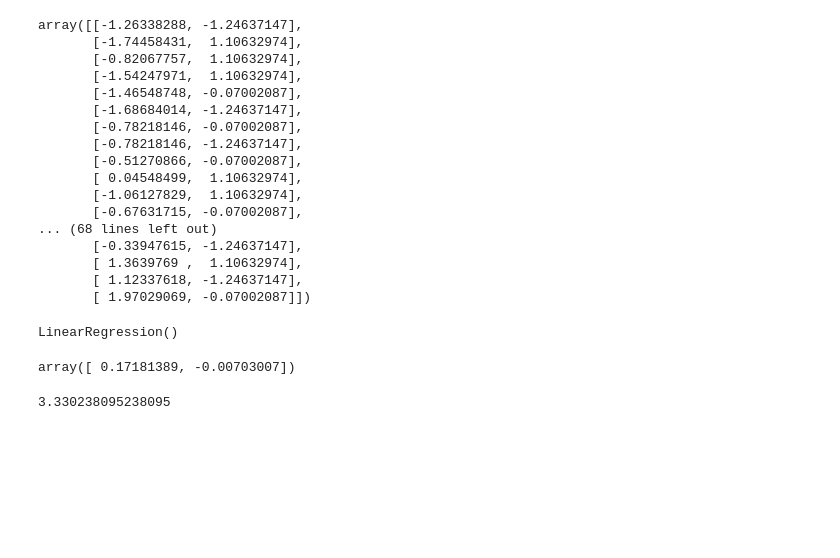
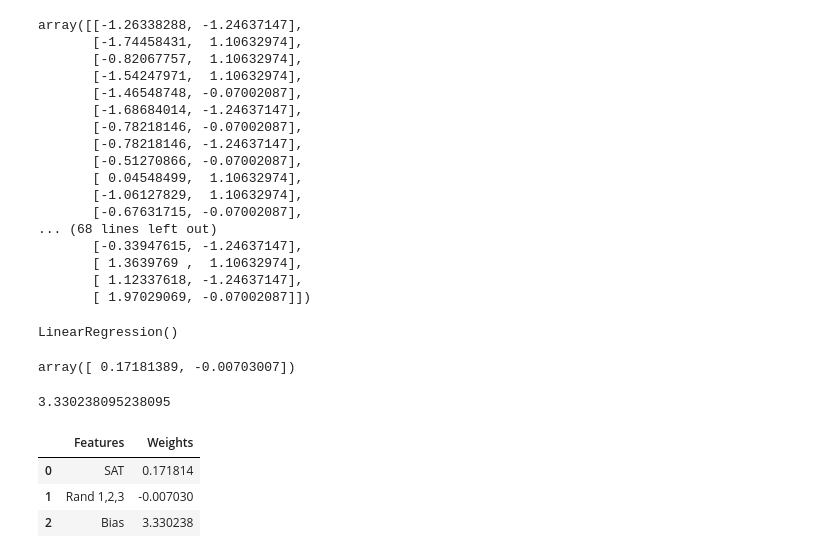
Before and after one commit to HamzA-1729/PredictifyGPA-MLR-ML, a Jupyter notebook: mlg.ipynb, the cells around one changed output. Cells and saved outputs as stored; diff of their text form; code cells hidden in the pictures; blank space fills up the shorter version.

Commit message:
New summary table added

```diff
--- a/mlg.ipynb
+++ b/mlg.ipynb
@@ -139,3 +139,17 @@ array([ 0.17181389, -0.00703007])
 new_reg.intercept_
 # %% [output]
 3.330238095238095
+# %%
+# Making a summary table...
+new_reg_summary = pd.DataFrame({
+    "Features" : x.columns.values,
+    "Weights" : [new_reg.coef_[0],new_reg.coef_[1]]
+})
+new_reg_summary.loc[len(new_reg_summary)] = ["Bias", new_reg.intercept_]
+# %%
+new_reg_summary
+# %% [output]
+|  | Features | Weights |
+| 0 | SAT | 0.171814 |
+| 1 | Rand 1,2,3 | -0.007030 |
+| 2 | Bias | 3.330238 |
```
